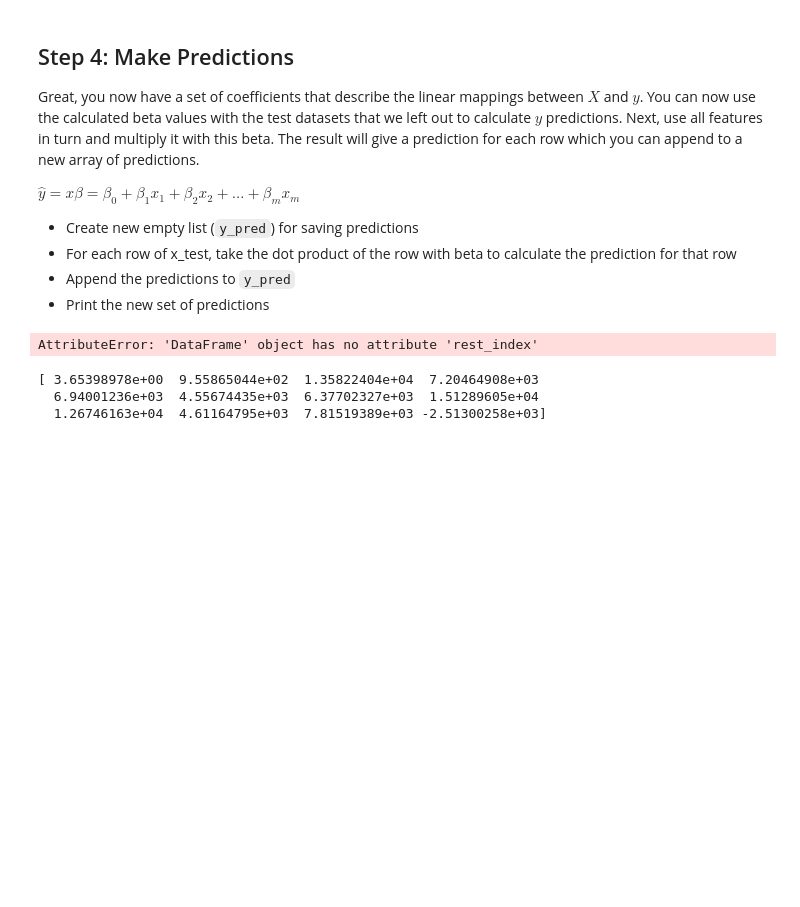
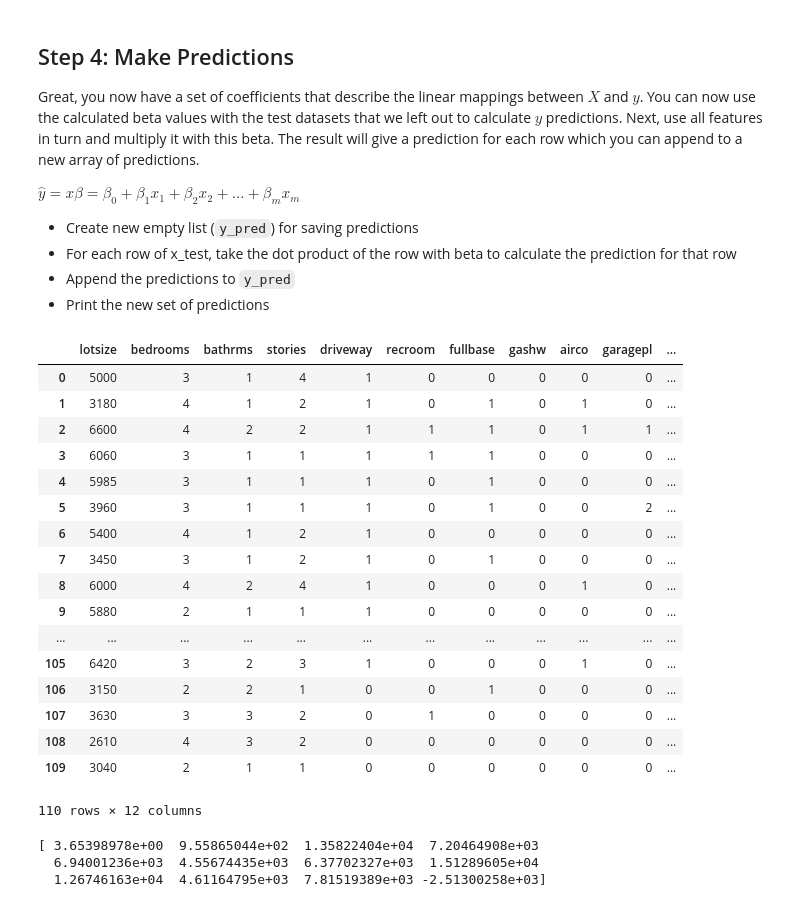
Before and after one commit to asafi1997/dsc-linalg-regression-lab-nyc-ds-060319, a Jupyter notebook: index.ipynb, the cells around one changed output. Cells and saved outputs as stored; diff of their text form; code cells hidden in the pictures; blank space fills up the shorter version.

```diff
--- a/index.ipynb
+++ b/index.ipynb
@@ -171,9 +171,28 @@ $\hat{y} = x\beta = \beta_0 + \beta_1 x_1 +  \beta_2 x_2 + \ldots + \beta_m x_m
 * Append the predictions to `y_pred`
 * Print the new set of predictions
 # %%
-x_test.reset_index(drop)
+x_test.reset_index(drop = True, inplace = True)
-# %% [output]
-AttributeError: 'DataFrame' object has no attribute 'rest_index'
+# %%
+x_test
+# %% [output]
+|  | lotsize | bedrooms | bathrms | stories | driveway | recroom | fullbase | gashw | airco | garagepl | ... |
+| 0 | 5000 | 3 | 1 | 4 | 1 | 0 | 0 | 0 | 0 | 0 | ... |
+| 1 | 3180 | 4 | 1 | 2 | 1 | 0 | 1 | 0 | 1 | 0 | ... |
+| 2 | 6600 | 4 | 2 | 2 | 1 | 1 | 1 | 0 | 1 | 1 | ... |
+| 3 | 6060 | 3 | 1 | 1 | 1 | 1 | 1 | 0 | 0 | 0 | ... |
+| 4 | 5985 | 3 | 1 | 1 | 1 | 0 | 1 | 0 | 0 | 0 | ... |
+| 5 | 3960 | 3 | 1 | 1 | 1 | 0 | 1 | 0 | 0 | 2 | ... |
+| 6 | 5400 | 4 | 1 | 2 | 1 | 0 | 0 | 0 | 0 | 0 | ... |
+| 7 | 3450 | 3 | 1 | 2 | 1 | 0 | 1 | 0 | 0 | 0 | ... |
+| 8 | 6000 | 4 | 2 | 4 | 1 | 0 | 0 | 0 | 1 | 0 | ... |
+| 9 | 5880 | 2 | 1 | 1 | 1 | 0 | 0 | 0 | 0 | 0 | ... |
+| ... | ... | ... | ... | ... | ... | ... | ... | ... | ... | ... | ... |
+| 105 | 6420 | 3 | 2 | 3 | 1 | 0 | 0 | 0 | 1 | 0 | ... |
+| 106 | 3150 | 2 | 2 | 1 | 0 | 0 | 1 | 0 | 0 | 0 | ... |
+| 107 | 3630 | 3 | 3 | 2 | 0 | 1 | 0 | 0 | 0 | 0 | ... |
+| 108 | 2610 | 4 | 3 | 2 | 0 | 0 | 0 | 0 | 0 | 0 | ... |
+| 109 | 3040 | 2 | 1 | 1 | 0 | 0 | 0 | 0 | 0 | 0 | ... |
+110 rows × 12 columns
 # %%
 Xt = np.transpose(x_train)
 XtX = np.dot(Xt,x_train)
```
